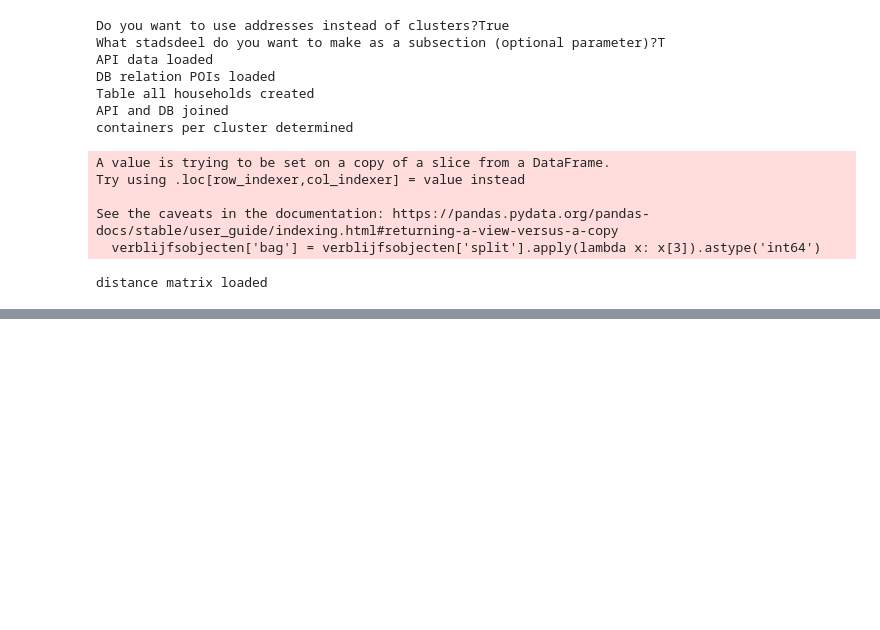
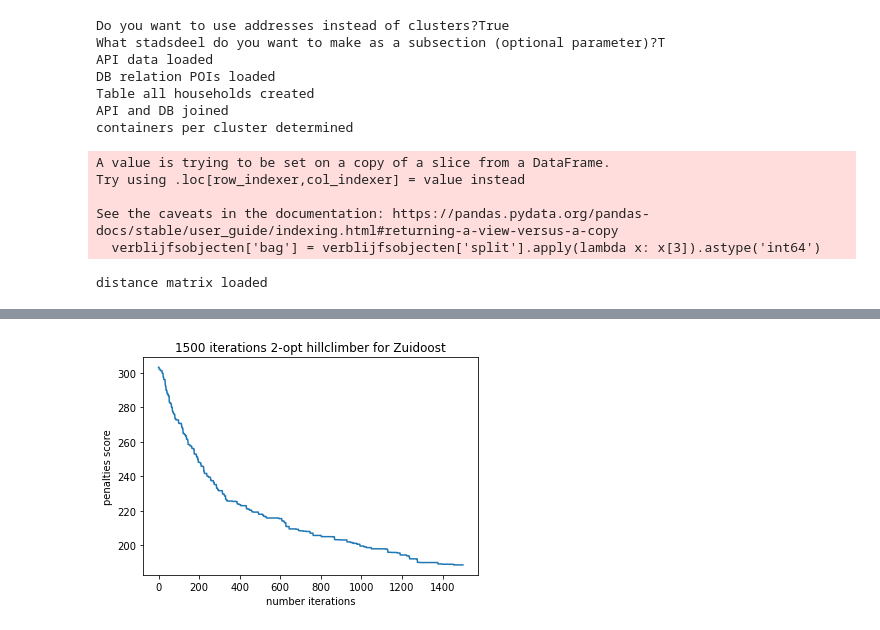
Before and after one commit to corne12345/Amsterdam_carbage_thesis, a Jupyter notebook: Notebooks/20200428 - Locations per cluster.ipynb, the cells around one changed output, grey strips where cells are left out. Saved outputs shown, nothing was run; the diff lists cells and outputs as text; code cells hidden in the pictures; blank space fills up the shorter version.

```diff
--- a/Notebooks/20200428 - Locations per cluster.ipynb
+++ b/Notebooks/20200428 - Locations per cluster.ipynb
@@ -176,3 +177,10 @@ Penalties are: 226.96302706345915
+# %%
+plt = hill_df['best'].plot(title='1500 iterations 2-opt hillclimber for Zuidoost')
+plt.set_xlabel('number iterations')
+plt.set_ylabel('penalties score')
+plt.figure.savefig('20200503hillclimber2-opt.pdf')
+# %% [output]
+[figure, added]
 # %%
 from Code.algorithms import random_shuffling_clusters
 from Code.algorithms import best_of_random
```
Also changed, not shown: parts of 1 cell of this notebook, 11 other files.
